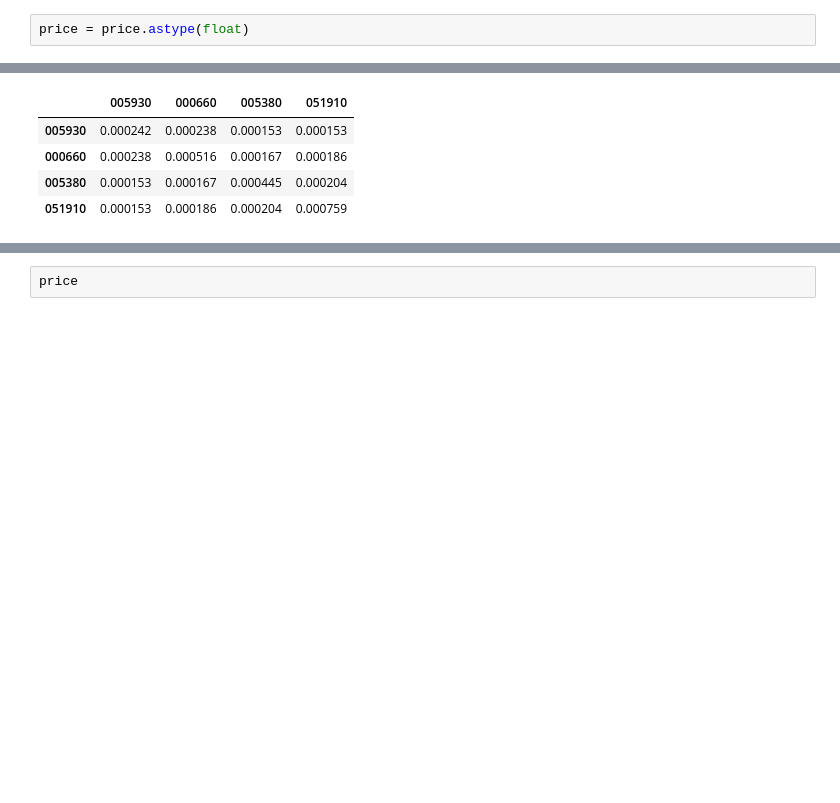
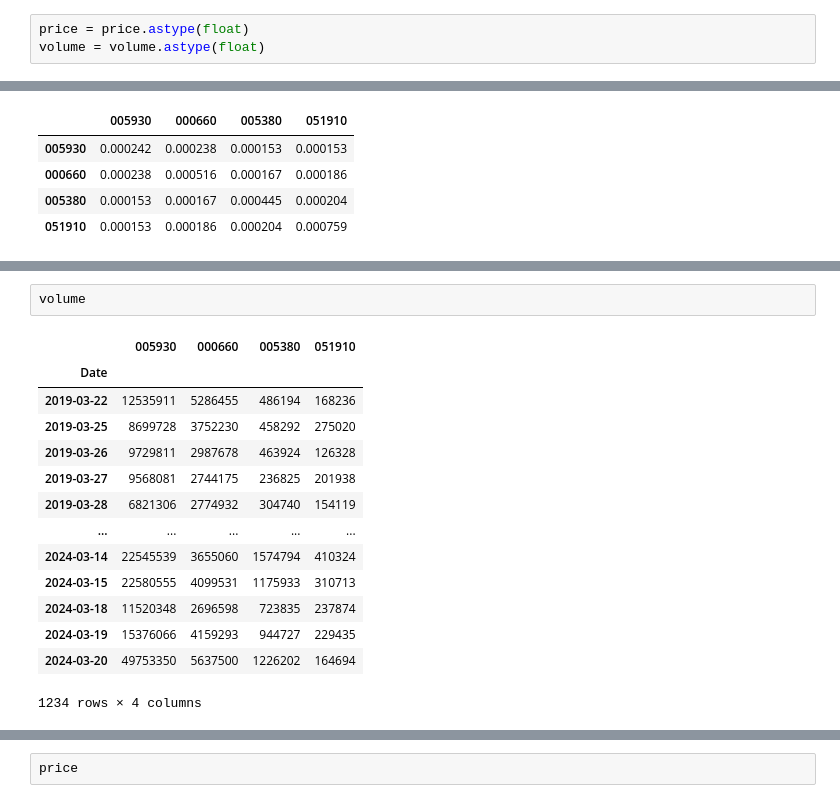
Before and after one commit to liuxm0239/pyDataScience, a Jupyter notebook: ch05_pandas.ipynb, the cells around one changed output, grey strips where cells are left out. Cells and saved outputs as stored; diff of their text form; blank space fills up the shorter version.

```diff
--- a/ch05_pandas.ipynb
+++ b/ch05_pandas.ipynb
@@ -1262,6 +1262,7 @@ price = pd.DataFrame({ticker: data['Close']
                      for ticker, data in all_data.items()})
 # %%
 price = price.astype(float)
+volume = volume.astype(float)
 # %%
 returns = price.pct_change()
 returns.tail()
@@ -1303,0 +1313,17 @@ returns.cov()
+# %%
+volume
+# %% [output]
+|  | 005930 | 000660 | 005380 | 051910 |
+| Date |  |  |  |  |
+| 2019-03-22 | 12535911 | 5286455 | 486194 | 168236 |
+| 2019-03-25 | 8699728 | 3752230 | 458292 | 275020 |
+| 2019-03-26 | 9729811 | 2987678 | 463924 | 126328 |
+| 2019-03-27 | 9568081 | 2744175 | 236825 | 201938 |
+| 2019-03-28 | 6821306 | 2774932 | 304740 | 154119 |
+| ... | ... | ... | ... | ... |
+| 2024-03-14 | 22545539 | 3655060 | 1574794 | 410324 |
+| 2024-03-15 | 22580555 | 4099531 | 1175933 | 310713 |
+| 2024-03-18 | 11520348 | 2696598 | 723835 | 237874 |
+| 2024-03-19 | 15376066 | 4159293 | 944727 | 229435 |
+| 2024-03-20 | 49753350 | 5637500 | 1226202 | 164694 |
+1234 rows × 4 columns
```
Also changed, not shown: parts of 8 cells of this notebook, 4 other files.
